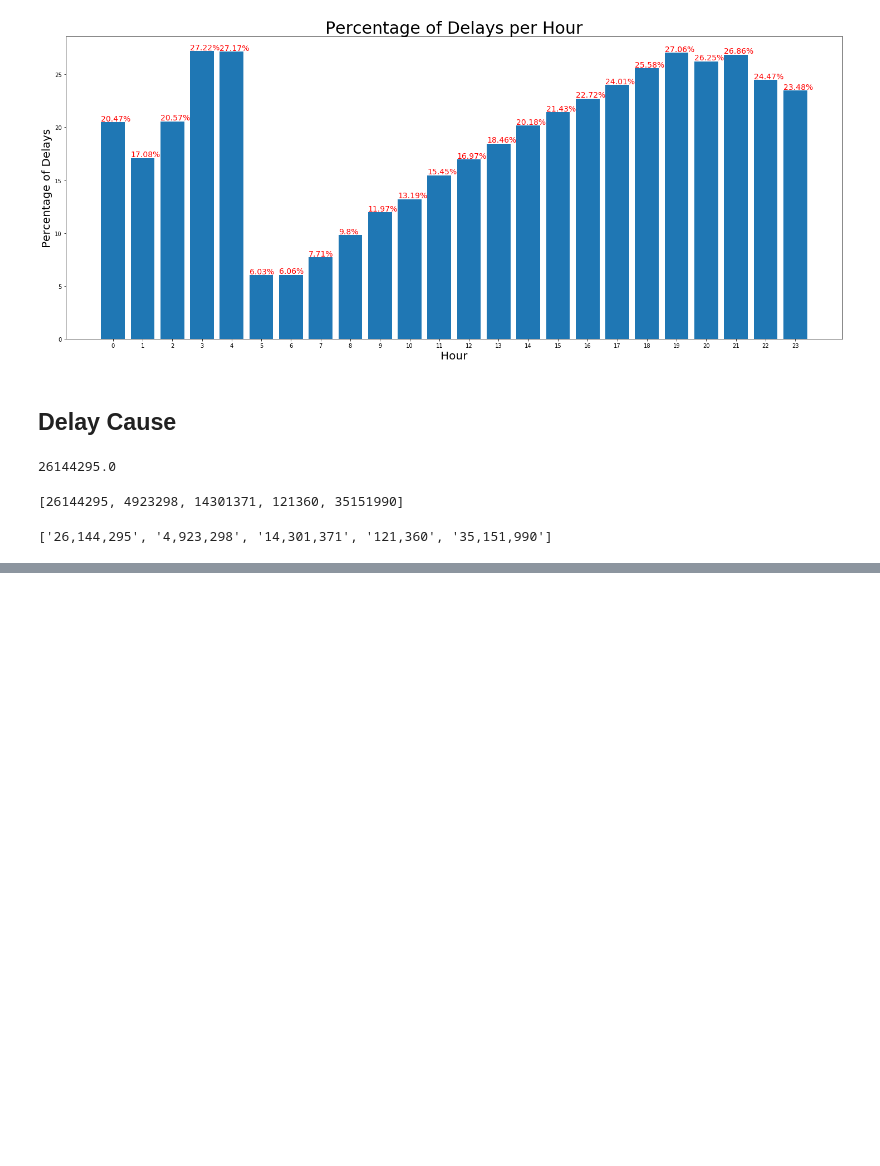
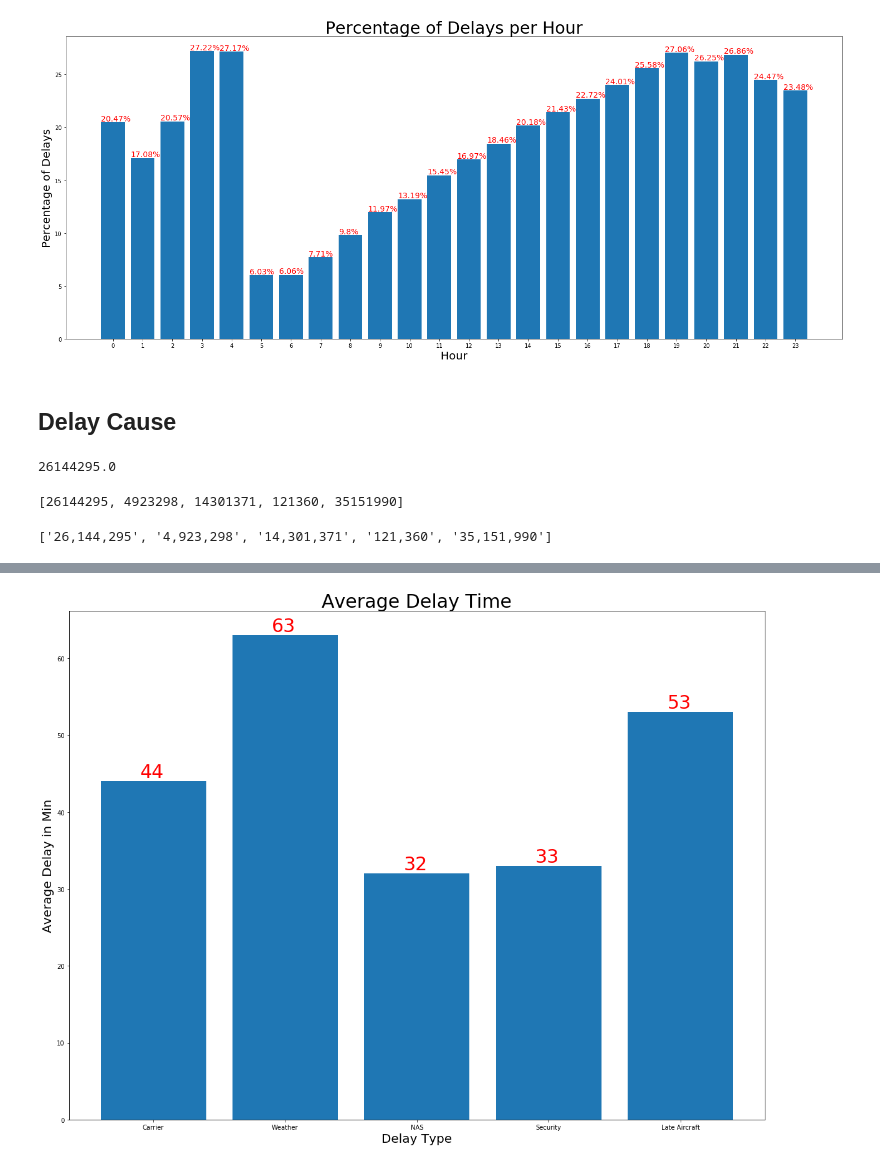
Before and after one commit to Arimorris/delays, a Jupyter notebook: visuals .ipynb, the cells around one changed output, grey strips where cells are left out. Saved outputs shown, nothing was run; the diff lists cells and outputs as text; code cells hidden in the pictures; blank space fills up the shorter version.

```diff
--- a/visuals .ipynb
+++ b/visuals .ipynb
@@ -444,0 +437,2 @@ plt.show()
+# %%
+avg_delay = [round(delay_count[x]/freq_of_delay[x],0) for x in range(5)]
@@ -444,0 +443,12 @@ plt.show()
+# %%
+plt.figure(figsize=(20,15))
+plt.bar(delay_type, avg_delay )
+plt.title("Average Delay Time", fontsize =30)
+plt.xlabel('Delay Type', fontsize =20)
+# plt.xticks([delay_type])
+plt.ylabel('Average Delay in Min', fontsize =20)
+for a,b in zip(range(5), avg_delay):
+    plt.text(a - .1, b + .5, str(int(b)), fontsize =30, color ='r')
+plt.show()
+# %% [output]
+[figure, added]
```
Also changed, not shown: parts of 5 cells of this notebook.
